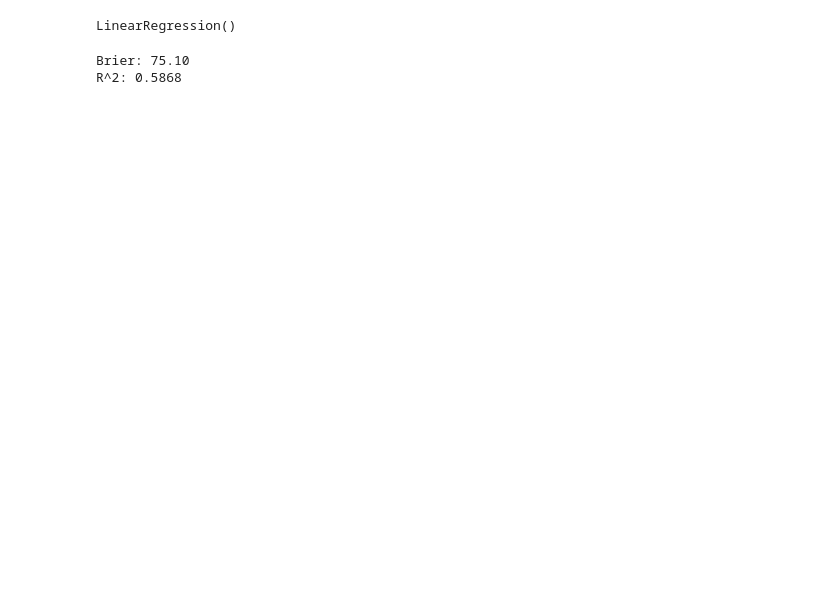
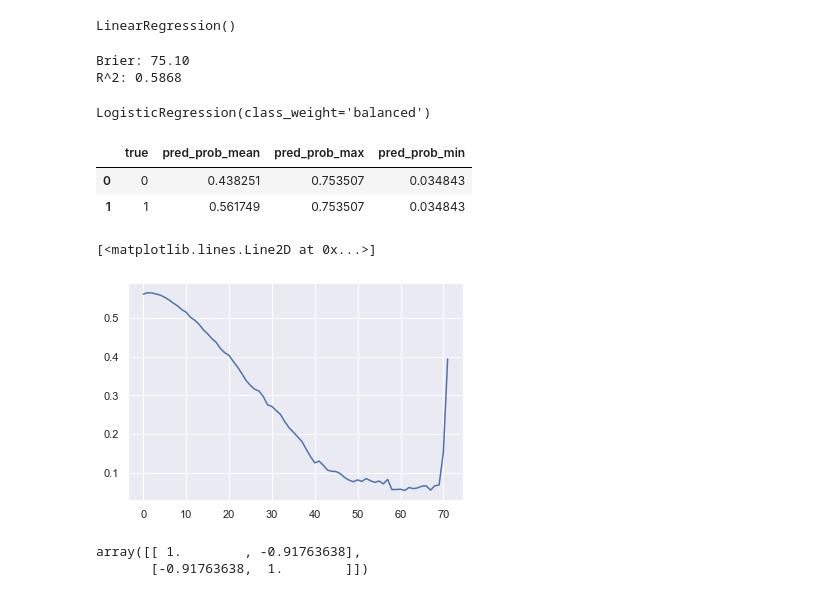
Before and after one commit to mixerupper/ice_feature_impact, a Jupyter notebook: notebooks/02-tuning/02-investigate-fi-alt.ipynb, the cells around one changed output. Cells and saved outputs as stored; diff of their text form; code cells hidden in the pictures; blank space fills up the shorter version.

```diff
--- a/notebooks/02-tuning/02-investigate-fi-alt.ipynb
+++ b/notebooks/02-tuning/02-investigate-fi-alt.ipynb
@@ -165,8 +165,9 @@ Index(['Age', 'Number of sexual partners', 'First sexual intercourse',
        'y_pred_centered', 'feature_distance', 'dy', 'dx', 'dydx', 'dydx_abs'],
       dtype='object')
 # %%
-X_df = df.drop(['orig_Age', 'obs', 'y_pred', 'y_pred_centered',
-                'feature_distance', 'dy', 'dx', 'dydx', 'dydx_abs'], axis = 1)
+X_df = df[['Age']]
+X2_df = df[['Age', 'feature_distance']]
+X3_df = df[['Age', 'y_pred']]
 y1_df = df['feature_distance']
 y2_df = (df['feature_distance'] == 0)*1
 # %%
@@ -204,3 +214,36 @@ print(f"R^2: {lr2.score(X_df, y1_df):.4f}")
 # %% [output]
 Brier: 75.10
 R^2: 0.5868
+# %%
+lr2 = LogisticRegression(class_weight = 'balanced')
+# %%
+lr2.fit(X_df, y2_df)
+# %% [output]
+LogisticRegression(class_weight='balanced')
+# %%
+pd.DataFrame({'true':y2_df, 'pred_prob':lr2.predict_proba(X_df)[:,1]})\
+    .groupby('true')\
+    .agg(pred_prob_mean = ('pred_prob', 'mean'),
+         pred_prob_max = ('pred_prob', 'max'),
+         pred_prob_min = ('pred_prob', 'min'))\
+    .reset_index()
+# %% [output]
+|  | true | pred_prob_mean | pred_prob_max | pred_prob_min |
+| 0 | 0 | 0.438251 | 0.753507 | 0.034843 |
+| 1 | 1 | 0.561749 | 0.753507 | 0.034843 |
+# %%
+a = pd.DataFrame({'feature_distance':df['feature_distance'], 'pred_prob':lr2.predict_proba(X_df)[:,1]})\
+    .groupby('feature_distance')\
+    .agg(pred_prob_mean = ('pred_prob', 'mean'))\
+    .reset_index()
+
+fig, ax = plt.subplots()
+ax.plot('feature_distance', 'pred_prob_mean', data = a)
+# %% [output]
+[<matplotlib.lines.Line2D at 0x...>]
+[figure, added]
+# %%
+np.corrcoef(a, rowvar = False)
+# %% [output]
+array([[ 1.        , -0.91763638],
+       [-0.91763638,  1.        ]])
```
Also changed, not shown: parts of 3 cells of this notebook, 3 other files.
